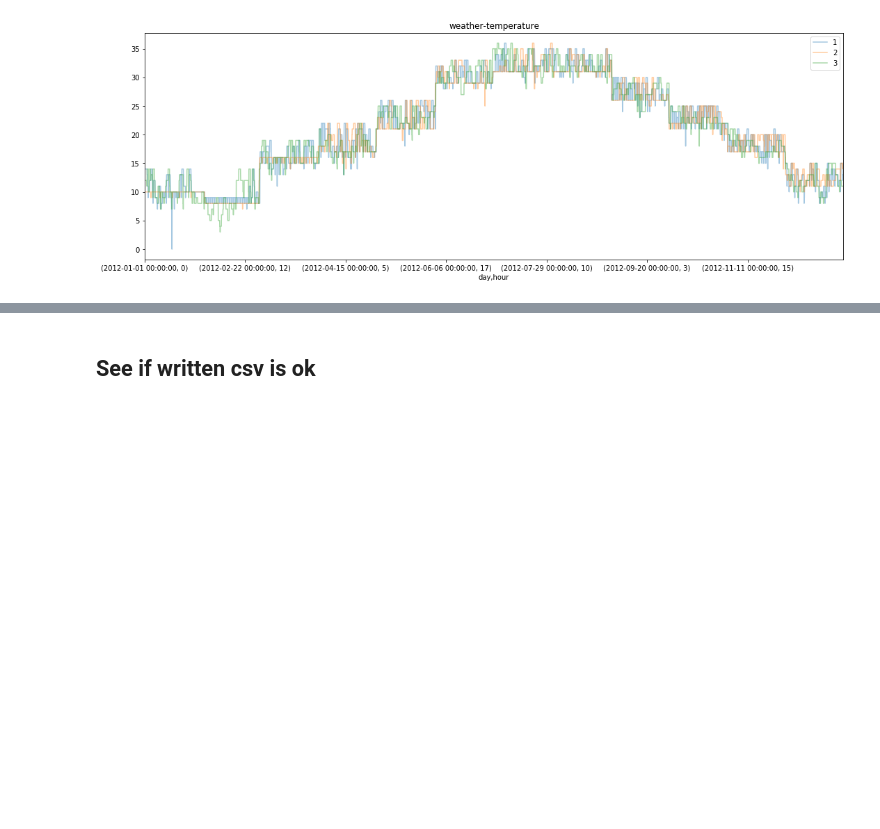
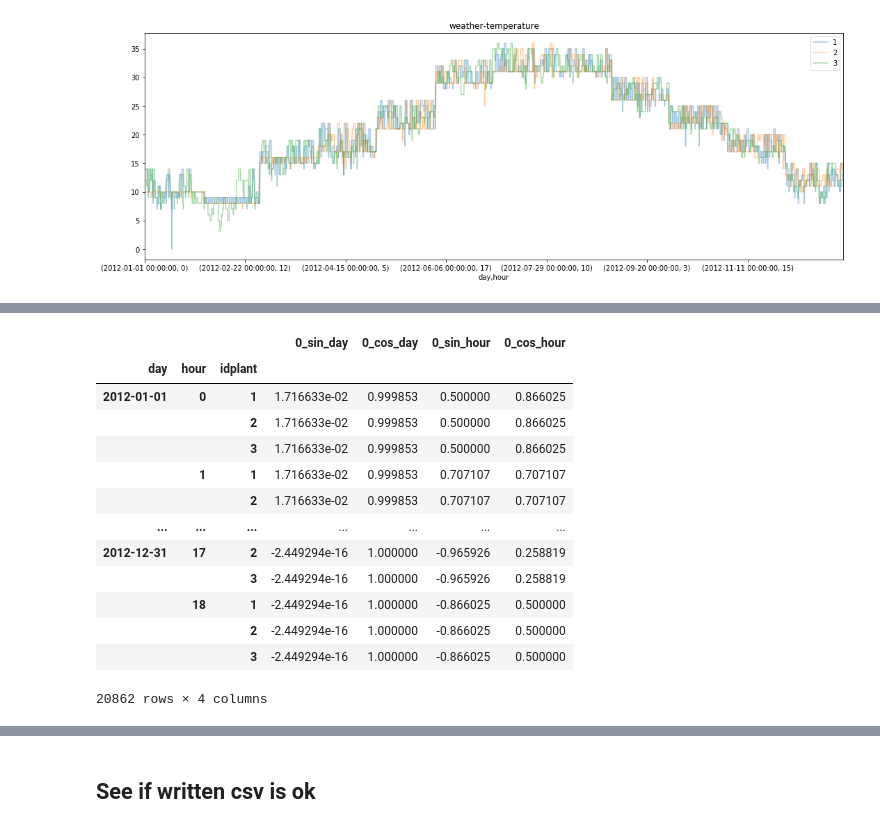
Before and after one commit to mallibus/PV-Multivariate-Time-Series, a Jupyter notebook: EDA.ipynb, the cells around one changed output, grey strips where cells are left out. Cells and saved outputs as stored; diff of their text form; code cells hidden in the pictures; blank space fills up the shorter version.

```diff
--- a/EDA.ipynb
+++ b/EDA.ipynb
@@ -290,0 +308,18 @@ plt.show()
+# %%
+time_block.index = dfg.index
+time_block
+# %% [output]
+|  |  |  | 0_sin_day | 0_cos_day | 0_sin_hour | 0_cos_hour |
+| day | hour | idplant |  |  |  |  |
+| 2012-01-01 | 0 | 1 | 1.716633e-02 | 0.999853 | 0.500000 | 0.866025 |
+|  |  | 2 | 1.716633e-02 | 0.999853 | 0.500000 | 0.866025 |
+|  |  | 3 | 1.716633e-02 | 0.999853 | 0.500000 | 0.866025 |
+|  | 1 | 1 | 1.716633e-02 | 0.999853 | 0.707107 | 0.707107 |
+|  |  | 2 | 1.716633e-02 | 0.999853 | 0.707107 | 0.707107 |
+| ... | ... | ... | ... | ... | ... | ... |
+| 2012-12-31 | 17 | 2 | -2.449294e-16 | 1.000000 | -0.965926 | 0.258819 |
+|  |  | 3 | -2.449294e-16 | 1.000000 | -0.965926 | 0.258819 |
+|  | 18 | 1 | -2.449294e-16 | 1.000000 | -0.866025 | 0.500000 |
+|  |  | 2 | -2.449294e-16 | 1.000000 | -0.866025 | 0.500000 |
+|  |  | 3 | -2.449294e-16 | 1.000000 | -0.866025 | 0.500000 |
+20862 rows × 4 columns
```
Also changed, not shown: parts of 7 cells of this notebook, 1 other file.
